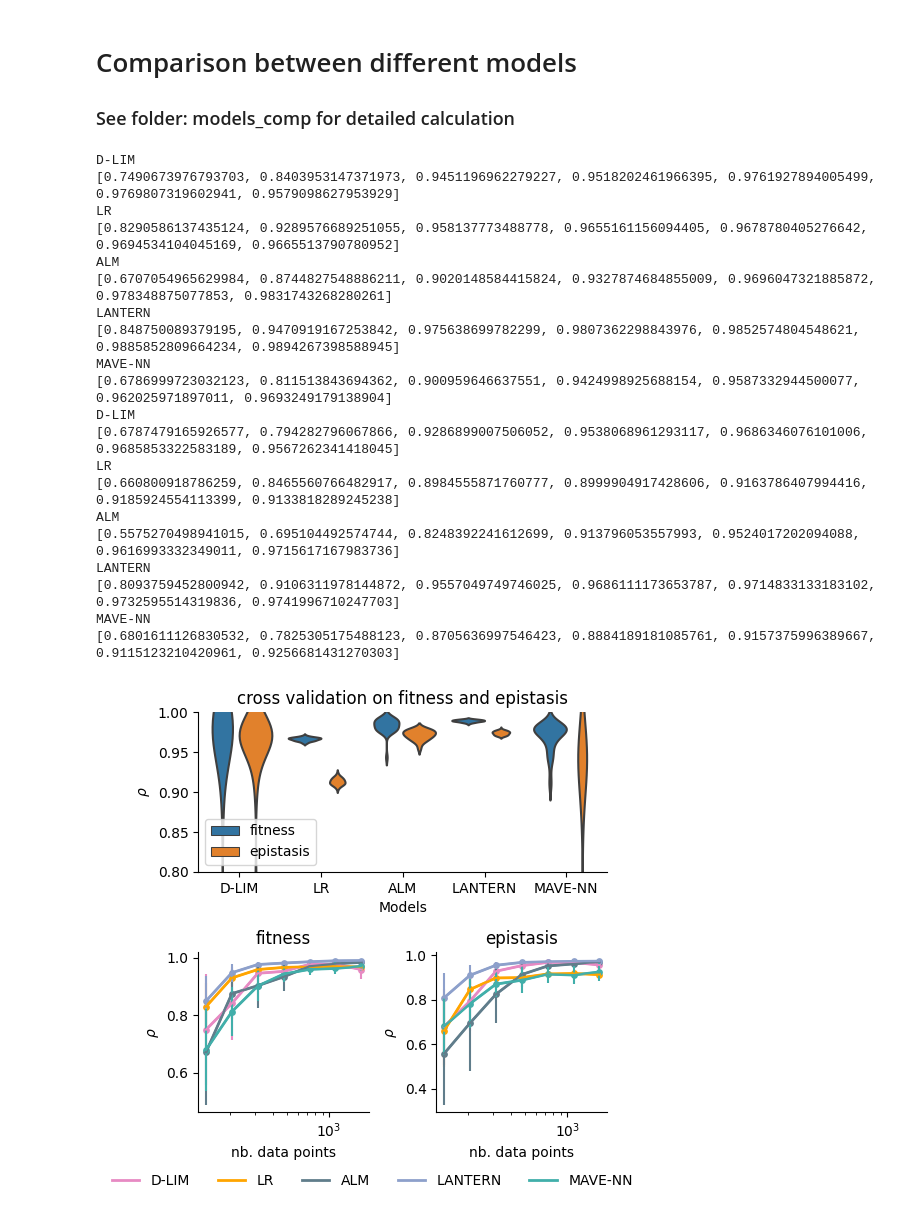
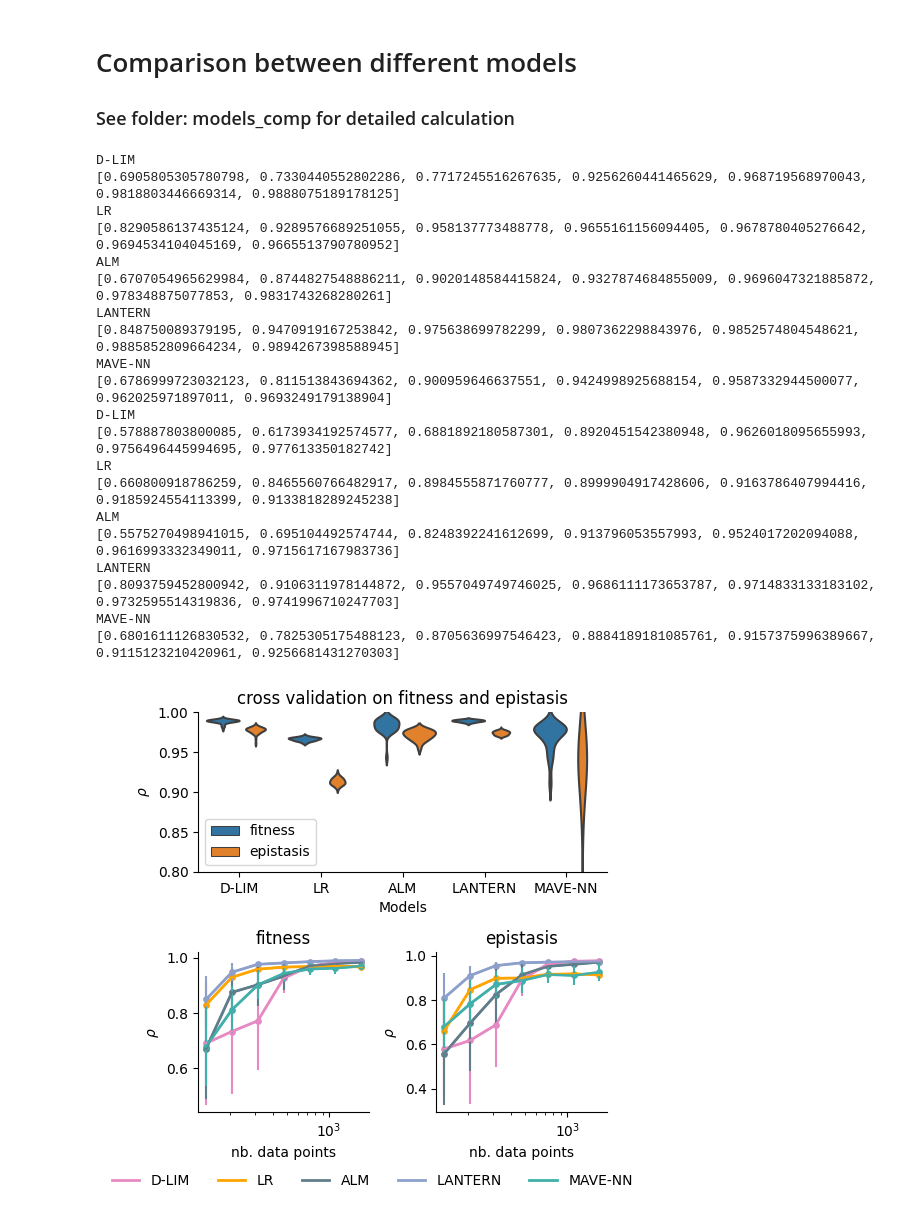
Before and after one commit to LBiophyEvo/D-LIM-model, a Jupyter notebook: reproducibility/figure4.ipynb, the cells around one changed output. Cells and saved outputs as stored; diff of their text form; code cells hidden in the pictures.

```diff
--- a/reproducibility/figure4.ipynb
+++ b/reproducibility/figure4.ipynb
@@ -46,7 +46,7 @@ for id_data, data_name in enumerate(['fitness', 'epistasis']):
     for id, model in enumerate(['dlim', 'LR', 'ALM', 'LANTERN', 'MAVE-NN']):
 
         if (model == 'dlim'):
-            result_nn_reg = joblib.load('../models_comp/results/harry_' + str(data_name) + '/reg_' + str(model) + '.joblib')
+            result_nn_reg = joblib.load('../models_comp/results/harry_' + str(data_name) + '/reg_' + str(model) + '_cosine.joblib')
         else:
             result_nn_reg = joblib.load('../models_comp/results_v2/' + str(data_name) + '/reg_' + str(model) + '.joblib')
 
@@ -85,33 +85,33 @@ axe.legend(loc = 'lower left')
 axe.set_title('cross validation on fitness and epistasis')
 # Remove the top and right spines
 axe.spines["top"].set_visible(False)
 axe.spines["right"].set_visible(False)
 # statistical annotation
 axe.set_ylim([0.8, 1.0])
 axe.set_xlabel("Models", fontsize = 10)
 axe.set_ylabel(f"$\\rho$", fontsize = 10)
 fig.tight_layout()
 # fig.savefig('S5b_model_comp.svg', dpi = 300, transparent = True, bbox_extra_artists=(lgd,), bbox_inches='tight')
 fig.show()
 # %% [output]
 D-LIM
-[0.7490673976793703, 0.8403953147371973, 0.9451196962279227, 0.9518202461966395, 0.9761927894005499, 0.9769807319602941, 0.9579098627953929]
+[0.6905805305780798, 0.7330440552802286, 0.7717245516267635, 0.9256260441465629, 0.968719568970043, 0.9818803446669314, 0.9888075189178125]
 LR
 [0.8290586137435124, 0.9289576689251055, 0.958137773488778, 0.9655161156094405, 0.9678780405276642, 0.9694534104045169, 0.9665513790780952]
 ALM
 [0.6707054965629984, 0.8744827548886211, 0.9020148584415824, 0.9327874684855009, 0.9696047321885872, 0.978348875077853, 0.9831743268280261]
 LANTERN
 [0.848750089379195, 0.9470919167253842, 0.975638699782299, 0.9807362298843976, 0.9852574804548621, 0.9885852809664234, 0.9894267398588945]
 MAVE-NN
 [0.6786999723032123, 0.811513843694362, 0.900959646637551, 0.9424998925688154, 0.9587332944500077, 0.962025971897011, 0.9693249179138904]
 D-LIM
-[0.6787479165926577, 0.794282796067866, 0.9286899007506052, 0.9538068961293117, 0.9686346076101006, 0.9685853322583189, 0.9567262341418045]
+[0.578887803800085, 0.6173934192574577, 0.6881892180587301, 0.8920451542380948, 0.9626018095655993, 0.9756496445994695, 0.977613350182742]
 LR
 [0.660800918786259, 0.8465560766482917, 0.8984555871760777, 0.8999904917428606, 0.9163786407994416, 0.9185924554113399, 0.9133818289245238]
 ALM
 [0.5575270498941015, 0.695104492574744, 0.8248392241612699, 0.913796053557993, 0.9524017202094088, 0.9616993332349011, 0.9715617167983736]
 LANTERN
 [0.8093759452800942, 0.9106311978144872, 0.9557049749746025, 0.9686111173653787, 0.9714833133183102, 0.9732595514319836, 0.9741996710247703]
 MAVE-NN
 [0.6801611126830532, 0.7825305175488123, 0.8705636997546423, 0.8884189181085761, 0.9157375996389667, 0.9115123210420961, 0.9256681431270303]
-[figure, old version]
+[figure, new version]
```
Also changed, not shown: 18 other files.
